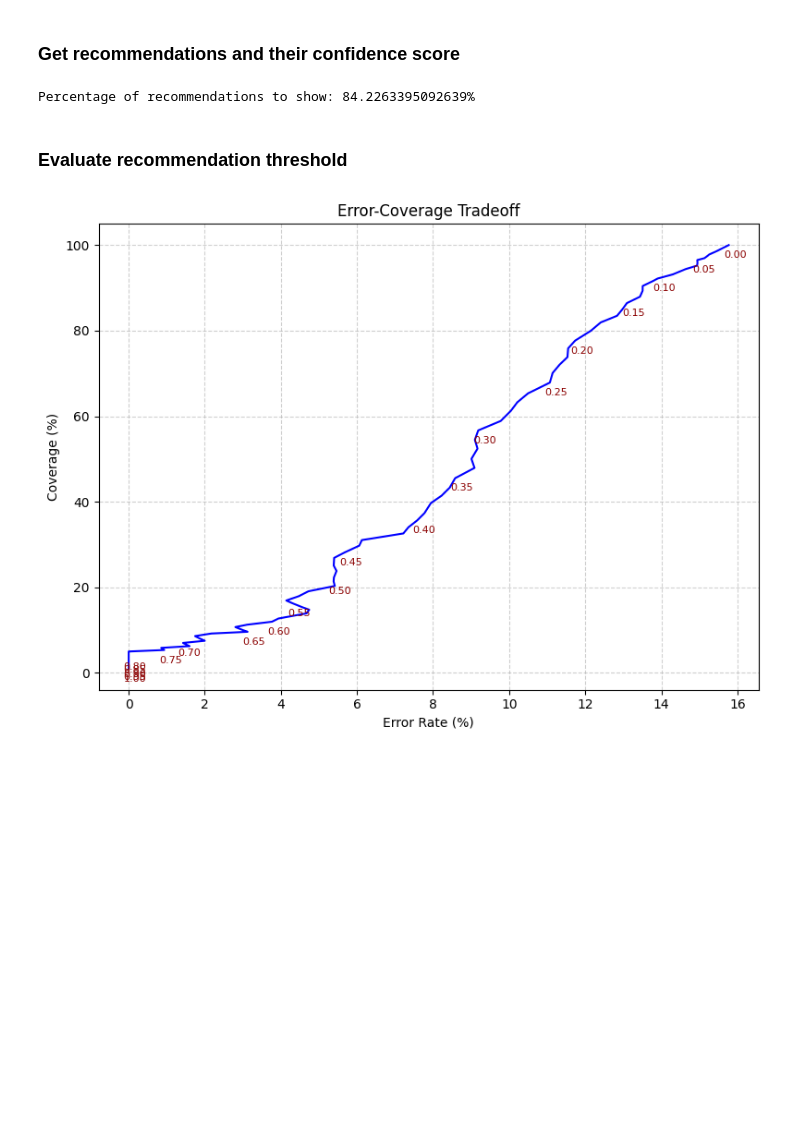
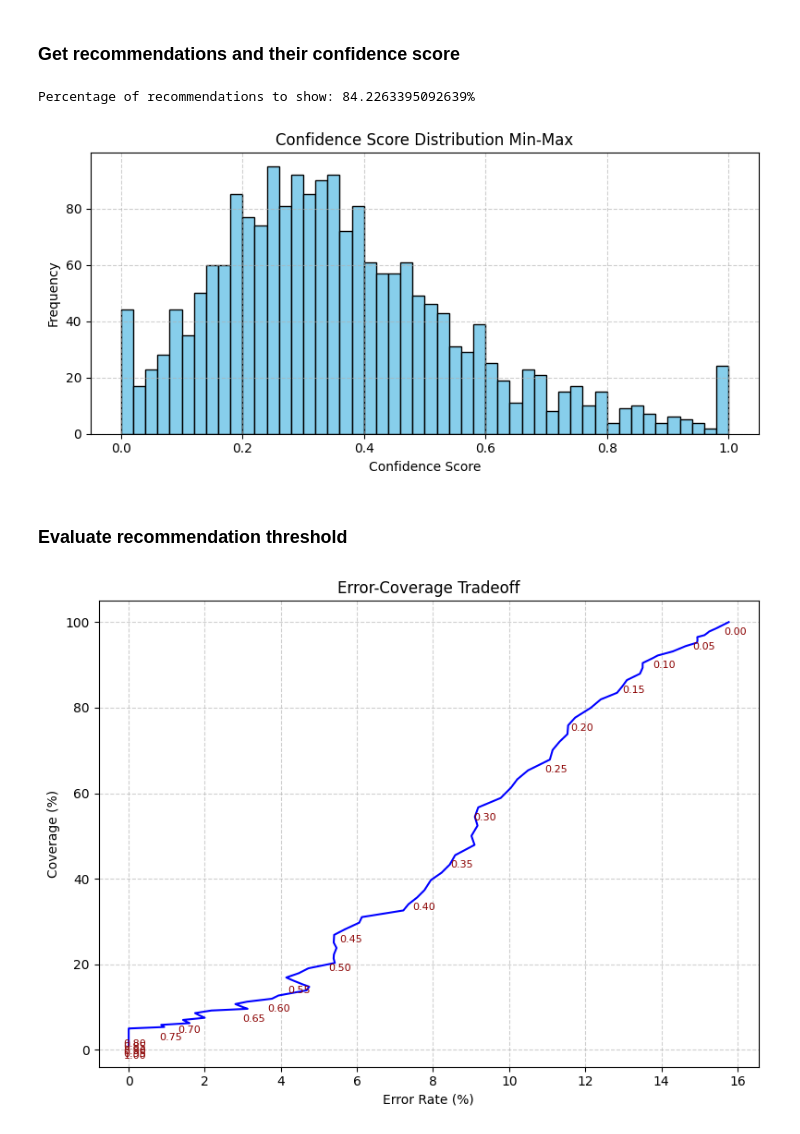
Before and after one commit to Yunus77-tue/ass1, a Jupyter notebook: assignment_1_final.ipynb, the cells around one changed output. Saved outputs shown, nothing was run; the diff lists cells and outputs as text; code cells hidden in the pictures; blank space fills up the shorter version.

Commit message:
Added robust scaling image

```diff
--- a/assignment_1_final.ipynb
+++ b/assignment_1_final.ipynb
@@ -930,6 +930,18 @@ p1, p99 = np.percentile(confidence_scores, [1, 99])
 normalized_confidence_robust = np.clip((confidence_scores - p1) / (p99 - p1), 0, 1)
 # %% [output]
 Percentage of recommendations to show: 84.2263395092639%
+# %%
+# Plot a histogram to visualize distribution
+plt.figure(figsize=(8, 4))
+plt.hist(normalized_confidence_robust, bins=50, color='skyblue', edgecolor='black')
+plt.title("Confidence Score Distribution Min-Max")
+plt.xlabel("Confidence Score")
+plt.ylabel("Frequency")
+plt.grid(True, linestyle='--', alpha=0.6)
+plt.tight_layout()
+plt.show()
+# %% [output]
+[figure, added]
 # %% [markdown]
 ### Evaluate recommendation threshold
 # %%
```
Also changed, not shown: parts of 1 cell of this notebook, 1 other file.
